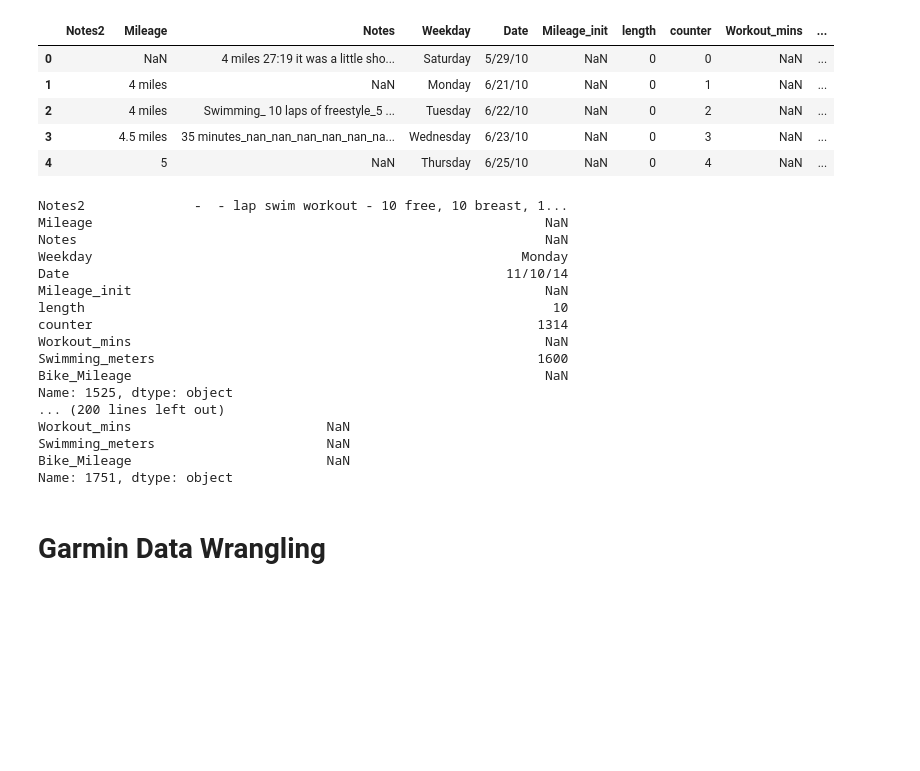
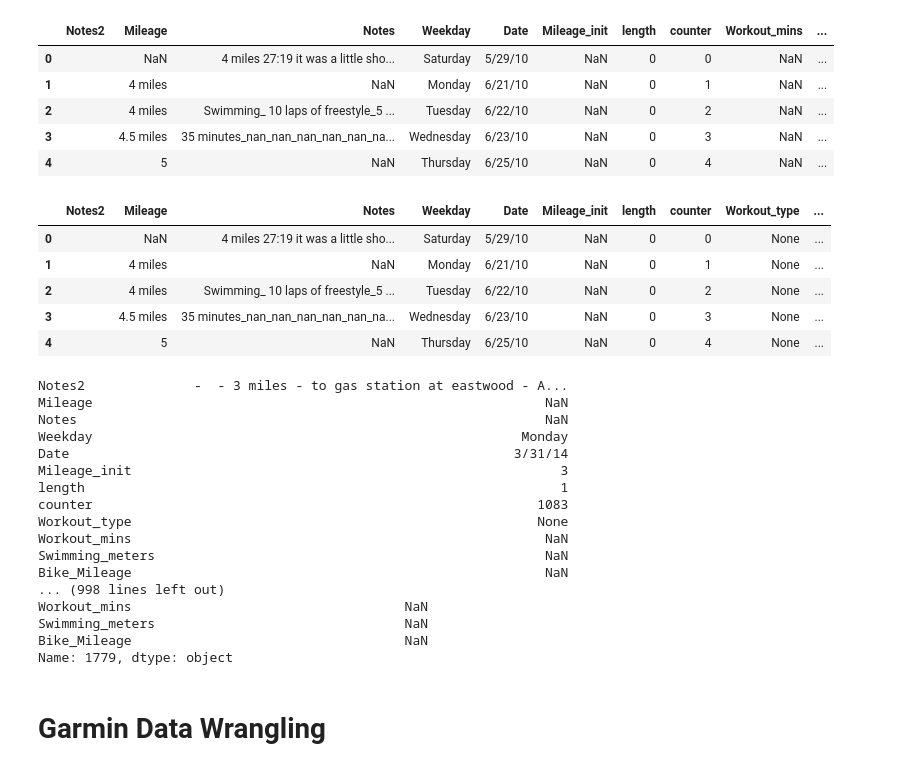
Before and after one commit to lilfetz22/Running_data, a Jupyter notebook: Running_Log.ipynb, the cells around one changed output. Cells and saved outputs as stored; diff of their text form; code cells hidden in the pictures; blank space fills up the shorter version.

Commit message:
added a function to put in workout types and minutes based on the type of workout, and dropped two lines that were just WORKOUT TOTALS

```diff
--- a/Running_Log.ipynb
+++ b/Running_Log.ipynb
@@ -286,0 +273,11 @@ log_csv3.iloc[1515,-2] = 1600
+# %%
+new_log.insert(8, 'Workout_type',None)
+# %%
+new_log.head()
+# %% [output]
+|  | Notes2 | Mileage | Notes | Weekday | Date | Mileage_init | length | counter | Workout_type | ... |
+| 0 |  | NaN | 4 miles 27:19 it was a little sho... | Saturday | 5/29/10 | NaN | 0 | 0 | None | ... |
+| 1 |  | 4 miles | NaN | Monday | 6/21/10 | NaN | 0 | 1 | None | ... |
+| 2 |  | 4 miles | Swimming_ 10 laps of freestyle_5 ... | Tuesday | 6/22/10 | NaN | 0 | 2 | None | ... |
+| 3 |  | 4.5 miles | 35 minutes_nan_nan_nan_nan_nan_na... | Wednesday | 6/23/10 | NaN | 0 | 3 | None | ... |
+| 4 |  | 5 | NaN | Thursday | 6/25/10 | NaN | 0 | 4 | None | ... |
@@ -287,30 +296,28 @@ log_csv3.iloc[1515,-2] = 1600
 # %%
-swim_workouts = list(new_log.loc[:, 'Notes2'].str.contains('swim'))
-for idx, n in enumerate(swim_workouts):
+workouts = list(new_log.loc[:, 'Notes2'].str.contains('[Ww]orkout'))
+for idx, n in enumerate(workouts):
     if n == None:
         continue
     elif n == True:
         print(new_log.iloc[idx])
-    else:
-        continue
 # %% [output]
-Notes2              -  - lap swim workout - 10 free, 10 breast, 1...
+Notes2              -  - 3 miles - to gas station at eastwood - A...
 Mileage                                                          NaN
 Notes                                                            NaN
 Weekday                                                       Monday
-Date                                                        11/10/14
-Mileage_init                                                     NaN
-length                                                            10
-counter                                                         1314
+Date                                                         3/31/14
+Mileage_init                                                       3
+length                                                             1
+counter                                                         1083
+Workout_type                                                    None
 Workout_mins                                                     NaN
-Swimming_meters                                                 1600
+Swimming_meters                                                  NaN
 Bike_Mileage                                                     NaN
-Name: 1525, dtype: object
-... (200 lines left out)
-Workout_mins                         NaN
-Swimming_meters                      NaN
-Bike_Mileage                         NaN
-Name: 1751, dtype: object
+... (998 lines left out)
+Workout_mins                                   NaN
+Swimming_meters                                NaN
+Bike_Mileage                                   NaN
+Name: 1779, dtype: object
 # %% [markdown]
 # Garmin Data Wrangling
 # %% [markdown]
```
Also changed, not shown: parts of 3 cells of this notebook.
